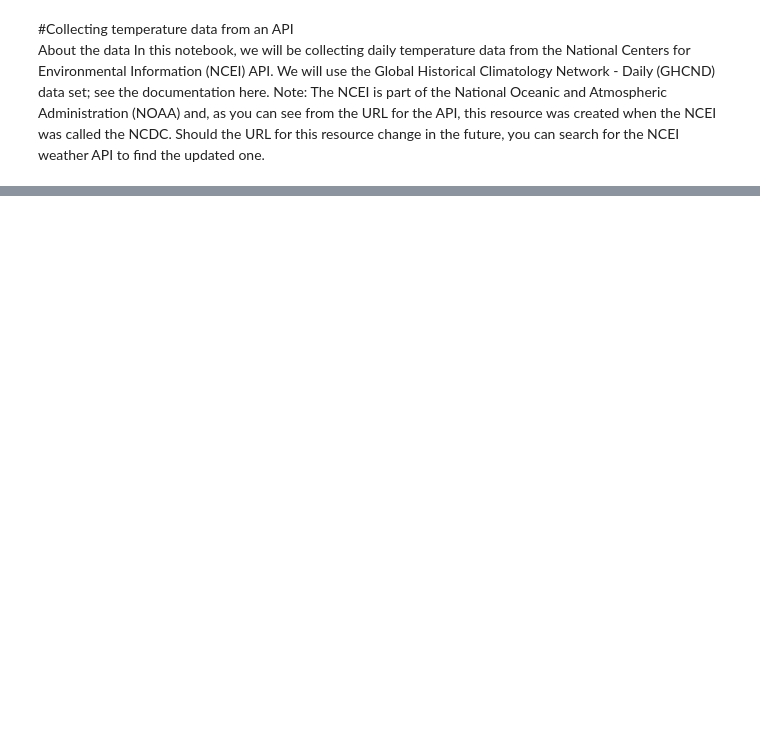
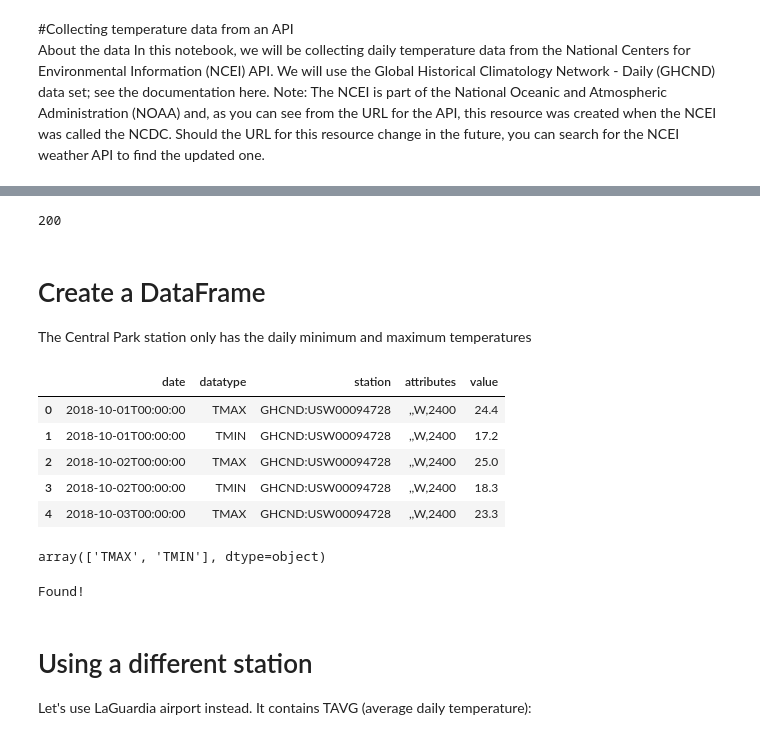
Before and after one commit to johnadornado/CPE-311, a Jupyter notebook: Seatwork 7/seatwork_7_1_data_wrangling_notebook_and_demonstration.ipynb, the cells around one changed output, grey strips where cells are left out. Saved outputs shown, nothing was run; the diff lists cells and outputs as text; code cells hidden in the pictures; blank space fills up the shorter version.

```diff
--- a/Seatwork 7/seatwork_7_1_data_wrangling_notebook_and_demonstration.ipynb
+++ b/Seatwork 7/seatwork_7_1_data_wrangling_notebook_and_demonstration.ipynb
@@ -30,0 +122,9 @@ params=payload
+# %%
+# get location category id
+response = make_request(
+ 'locationcategories',
+ {
+ 'datasetid' : 'GHCND'
+ }
+)
+response.status_code
@@ -30,0 +205,4 @@ params=payload
+# %%
+# get NYC id
+nyc = get_location('New York')
+nyc
@@ -30,0 +218,3 @@ params=payload
+# %%
+central_park = get_item('NY City Central Park', {'locationid' : nyc['id']}, 'stations')
+central_park
@@ -30,0 +235,46 @@ params=payload
+# %%
+# get NYC daily summaries data
+response = make_request(
+ 'data',
+ {
+ 'datasetid' : 'GHCND',
+ 'stationid' : central_park['id'],
+ 'locationid' : nyc['id'],
+ 'startdate' : '2018-10-01',
+ 'enddate' : '2018-10-31',
+ 'datatypeid' : ['TMIN', 'TMAX', 'TOBS'], # temperature at time of observation, min, and max
+ 'units' : 'metric',
+ 'limit' : 1000
+ }
+)
+response.status_code
+# %% [output]
+200
+# %% [markdown]
+# Create a DataFrame
+The Central Park station only has the daily minimum and maximum temperatures
+# %%
+import pandas as pd
+df = pd.DataFrame(response.json()['results'])
+df.head()
+# %% [output]
+|  | date | datatype | station | attributes | value |
+| 0 | 2018-10-01T00:00:00 | TMAX | GHCND:USW00094728 | ,,W,2400 | 24.4 |
+| 1 | 2018-10-01T00:00:00 | TMIN | GHCND:USW00094728 | ,,W,2400 | 17.2 |
+| 2 | 2018-10-02T00:00:00 | TMAX | GHCND:USW00094728 | ,,W,2400 | 25.0 |
+| 3 | 2018-10-02T00:00:00 | TMIN | GHCND:USW00094728 | ,,W,2400 | 18.3 |
+| 4 | 2018-10-03T00:00:00 | TMAX | GHCND:USW00094728 | ,,W,2400 | 23.3 |
+# %%
+df.datatype.unique()
+# %% [output]
+array(['TMAX', 'TMIN'], dtype=object)
+# %%
+if get_item(
+ 'NY City Central Park', {'locationid' : nyc['id'], 'datatypeid': 'TOBS'}, 'stations'
+):
+ print('Found!')
+# %% [output]
+Found!
+# %% [markdown]
+# Using a different station
+Let's use LaGuardia airport instead. It contains TAVG (average daily temperature):
```
Also changed, not shown: parts of 32 cells of this notebook.
